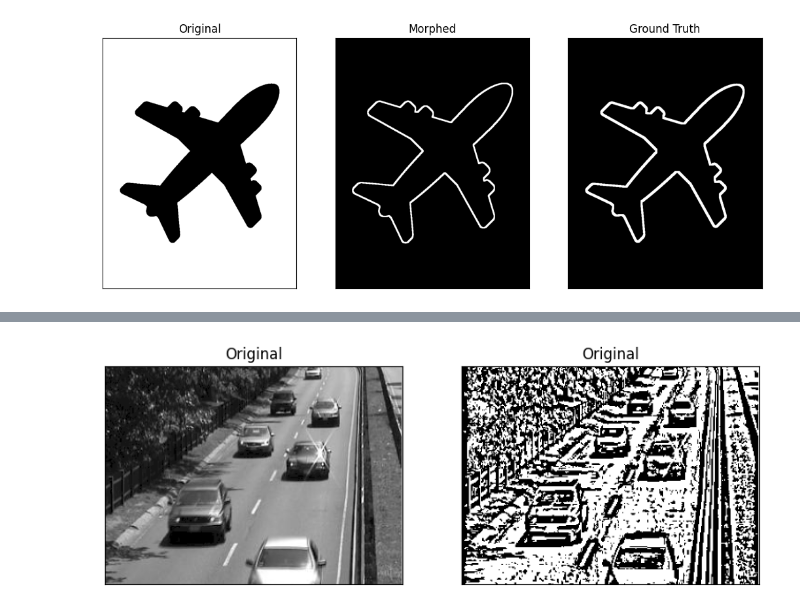
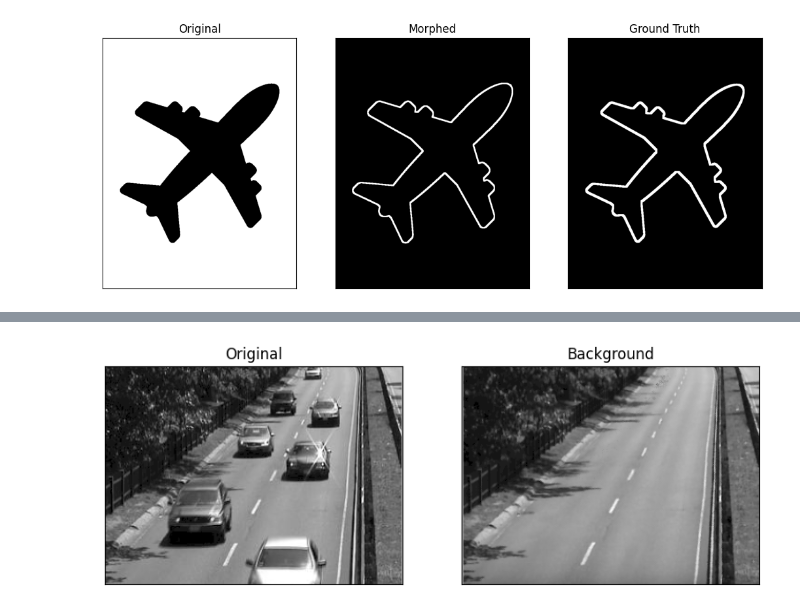
Before and after one commit to haziqfaiz-mmu/VIP, a Jupyter notebook: 04/lab04_notebook.ipynb, the cells around one changed output, grey strips where cells are left out. Saved outputs shown, nothing was run; the diff lists cells and outputs as text; code cells hidden in the pictures.

```diff
--- a/04/lab04_notebook.ipynb
+++ b/04/lab04_notebook.ipynb
@@ -213,17 +213,16 @@ plt.show()
 </tr></table>
 # %%
 cars= cv2.imread('cars.png',  0)
-cars_canny=cv2.Canny(cars,0,255)
-ret,th1 = cv2.threshold(cars,75,255,cv2.THRESH_BINARY)
+bg= cv2.imread('bg.png',0)
 th2 = cv2.adaptiveThreshold(cars,255,cv2.ADAPTIVE_THRESH_MEAN_C,cv2.THRESH_BINARY,11,2)
 
 
 plt.figure(figsize=(20,6))
 plt.subplot(141), plt.imshow(cars, cmap='gray')
 plt.title('Original'), plt.xticks([]), plt.yticks([])
-plt.subplot(142), plt.imshow(th2, cmap='gray')
-plt.title('Original'), plt.xticks([]), plt.yticks([])
+plt.subplot(142), plt.imshow(bg, cmap='gray')
+plt.title('Background'), plt.xticks([]), plt.yticks([])
 
 plt.show()
 # %% [output]
-[figure, old version]
+[figure, new version]
```
Also changed, not shown: parts of 7 cells of this notebook.
